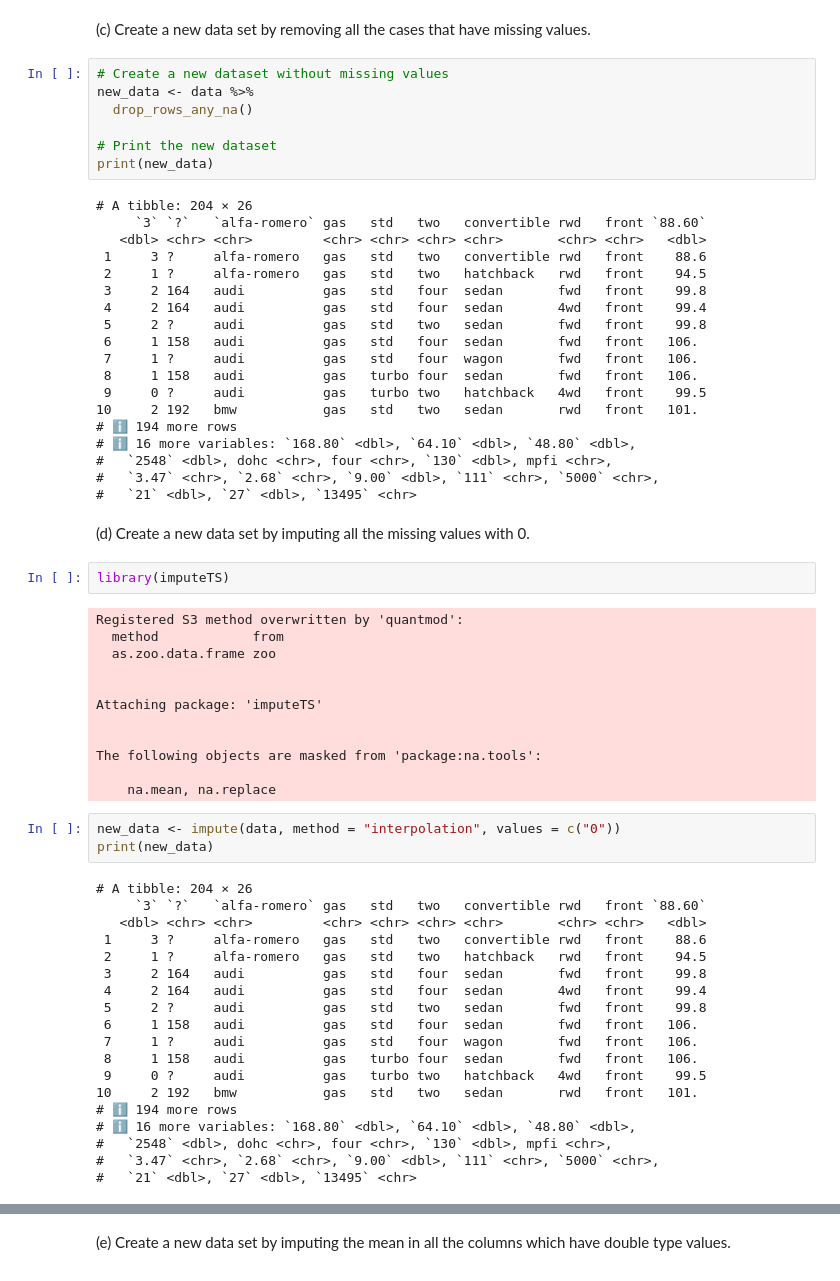
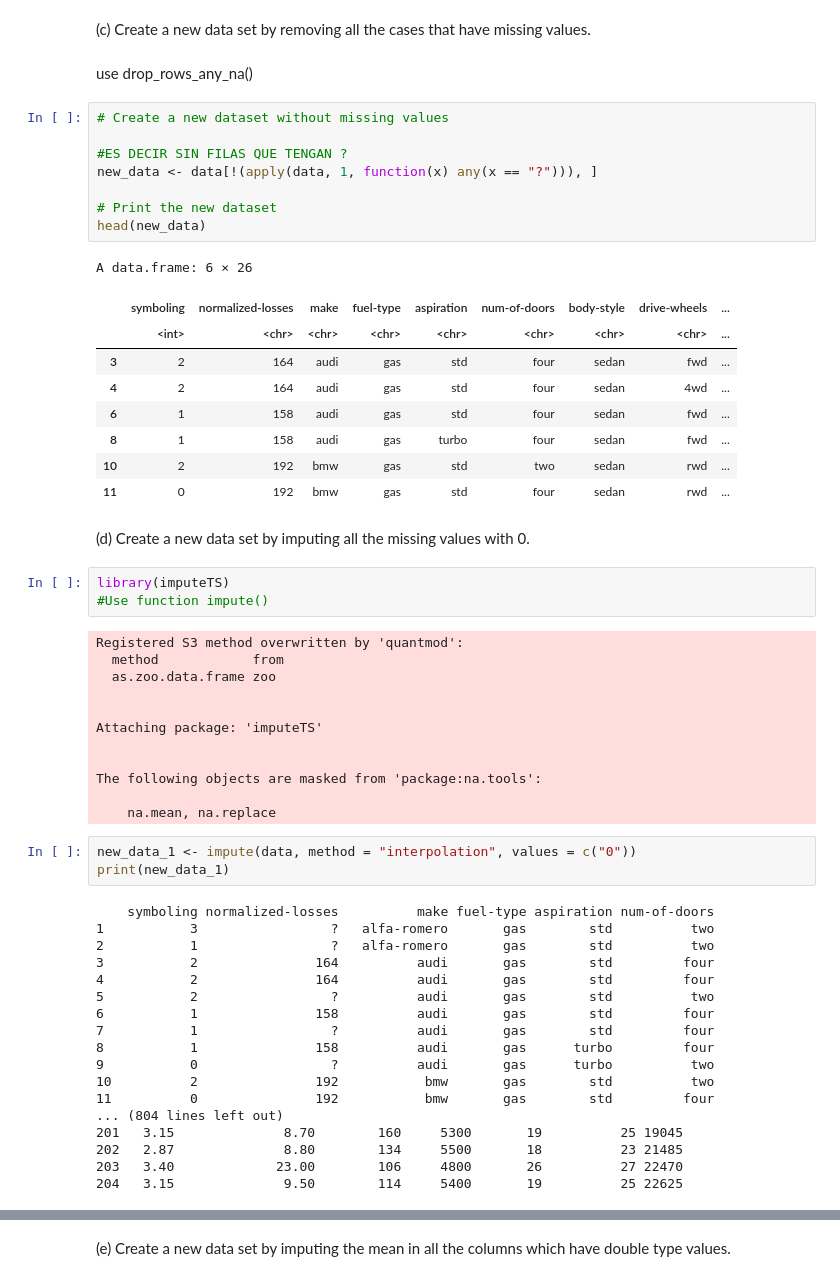
Before and after one commit to IGRA27/Data-Mining-and-Machine-Learning-, a Jupyter notebook: Deberes/2 Hands On Data Quality and Pre-Processing/notebook/2DataQualityandPre-ProcessinginR.ipynb, the cells around one changed output, grey strips where cells are left out. Drawn from its saved outputs; the diff is of its cells as text.

```diff
--- a/Deberes/2 Hands On Data Quality and Pre-Processing/notebook/2DataQualityandPre-ProcessinginR.ipynb
+++ b/Deberes/2 Hands On Data Quality and Pre-Processing/notebook/2DataQualityandPre-ProcessinginR.ipynb
@@ -128,35 +197,30 @@ print(count_missing_cases)
 # %% [markdown]
 (c) Create a new data set by removing all the cases that have missing values.
+# %% [markdown]
+use drop_rows_any_na()
 # %%
 # Create a new dataset without missing values
-new_data <- data %>%
-  drop_rows_any_na()
+
+#ES DECIR SIN FILAS QUE TENGAN ?
+new_data <- data[!(apply(data, 1, function(x) any(x == "?"))), ]
 
 # Print the new dataset
-print(new_data)
+head(new_data)
 # %% [output]
-# A tibble: 204 × 26
-     `3` `?`   `alfa-romero` gas   std   two   convertible rwd   front `88.60`
-   <dbl> <chr> <chr>         <chr> <chr> <chr> <chr>       <chr> <chr>   <dbl>
- 1     3 ?     alfa-romero   gas   std   two   convertible rwd   front    88.6
- 2     1 ?     alfa-romero   gas   std   two   hatchback   rwd   front    94.5
- 3     2 164   audi          gas   std   four  sedan       fwd   front    99.8
- 4     2 164   audi          gas   std   four  sedan       4wd   front    99.4
- 5     2 ?     audi          gas   std   two   sedan       fwd   front    99.8
- 6     1 158   audi          gas   std   four  sedan       fwd   front   106.
- 7     1 ?     audi          gas   std   four  wagon       fwd   front   106.
- 8     1 158   audi          gas   turbo four  sedan       fwd   front   106.
- 9     0 ?     audi          gas   turbo two   hatchback   4wd   front    99.5
-10     2 192   bmw           gas   std   two   sedan       rwd   front   101.
-# ℹ 194 more rows
-# ℹ 16 more variables: `168.80` <dbl>, `64.10` <dbl>, `48.80` <dbl>,
-#   `2548` <dbl>, dohc <chr>, four <chr>, `130` <dbl>, mpfi <chr>,
-#   `3.47` <chr>, `2.68` <chr>, `9.00` <dbl>, `111` <chr>, `5000` <chr>,
-#   `21` <dbl>, `27` <dbl>, `13495` <chr>
+A data.frame: 6 × 26
+|  | symboling | normalized-losses | make | fuel-type | aspiration | num-of-doors | body-style | drive-wheels | ... |
+|  | <int> | <chr> | <chr> | <chr> | <chr> | <chr> | <chr> | <chr> | ... |
+| 3 | 2 | 164 | audi | gas | std | four | sedan | fwd | ... |
+| 4 | 2 | 164 | audi | gas | std | four | sedan | 4wd | ... |
+| 6 | 1 | 158 | audi | gas | std | four | sedan | fwd | ... |
+| 8 | 1 | 158 | audi | gas | turbo | four | sedan | fwd | ... |
+| 10 | 2 | 192 | bmw | gas | std | two | sedan | rwd | ... |
+| 11 | 0 | 192 | bmw | gas | std | four | sedan | rwd | ... |
 # %% [markdown]
 (d) Create a new data set by imputing all the missing values with 0.
 # %%
 library(imputeTS)
+#Use function impute()
 # %% [output]
 Registered S3 method overwritten by 'quantmod':
   method            from
@@ -170,24 +234,23 @@ The following objects are masked from 'package:na.tools':
 
     na.mean, na.replace
 # %%
-new_data <- impute(data, method = "interpolation", values = c("0"))
-print(new_data)
+new_data_1 <- impute(data, method = "interpolation", values = c("0"))
+print(new_data_1)
 # %% [output]
-# A tibble: 204 × 26
-     `3` `?`   `alfa-romero` gas   std   two   convertible rwd   front `88.60`
-   <dbl> <chr> <chr>         <chr> <chr> <chr> <chr>       <chr> <chr>   <dbl>
- 1     3 ?     alfa-romero   gas   std   two   convertible rwd   front    88.6
- 2     1 ?     alfa-romero   gas   std   two   hatchback   rwd   front    94.5
- 3     2 164   audi          gas   std   four  sedan       fwd   front    99.8
- 4     2 164   audi          gas   std   four  sedan       4wd   front    99.4
- 5     2 ?     audi          gas   std   two   sedan       fwd   front    99.8
- 6     1 158   audi          gas   std   four  sedan       fwd   front   106.
- 7     1 ?     audi          gas   std   four  wagon       fwd   front   106.
- 8     1 158   audi          gas   turbo four  sedan       fwd   front   106.
- 9     0 ?     audi          gas   turbo two   hatchback   4wd   front    99.5
-10     2 192   bmw           gas   std   two   sedan       rwd   front   101.
-# ℹ 194 more rows
-# ℹ 16 more variables: `168.80` <dbl>, `64.10` <dbl>, `48.80` <dbl>,
-#   `2548` <dbl>, dohc <chr>, four <chr>, `130` <dbl>, mpfi <chr>,
-#   `3.47` <chr>, `2.68` <chr>, `9.00` <dbl>, `111` <chr>, `5000` <chr>,
-#   `21` <dbl>, `27` <dbl>, `13495` <chr>
+    symboling normalized-losses          make fuel-type aspiration num-of-doors
+1           3                 ?   alfa-romero       gas        std          two
+2           1                 ?   alfa-romero       gas        std          two
+3           2               164          audi       gas        std         four
+4           2               164          audi       gas        std         four
+5           2                 ?          audi       gas        std          two
+6           1               158          audi       gas        std         four
+7           1                 ?          audi       gas        std         four
+8           1               158          audi       gas      turbo         four
+9           0                 ?          audi       gas      turbo          two
+10          2               192           bmw       gas        std          two
+11          0               192           bmw       gas        std         four
+... (804 lines left out)
+201   3.15              8.70        160     5300       19          25 19045
+202   2.87              8.80        134     5500       18          23 21485
+203   3.40             23.00        106     4800       26          27 22470
+204   3.15              9.50        114     5400       19          25 22625
```
Also changed, not shown: parts of 38 cells of this notebook, 1 other file.
